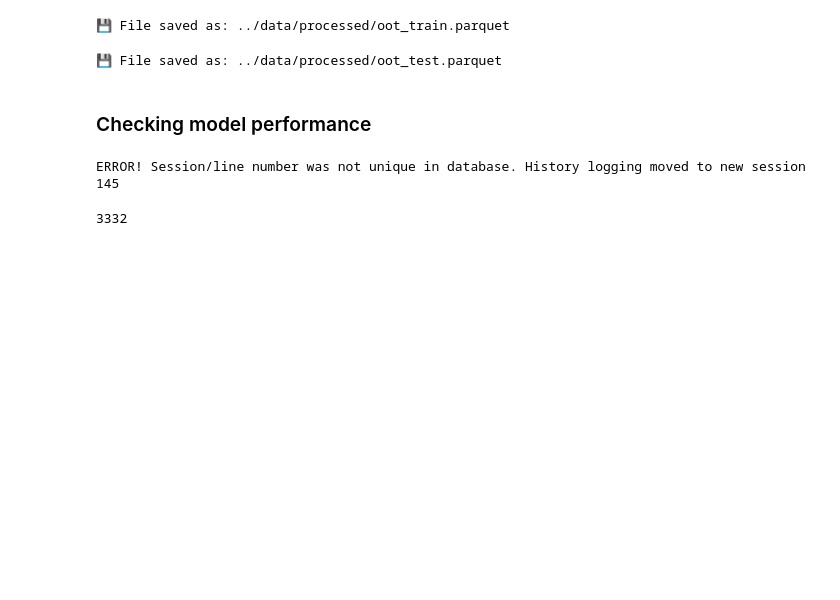
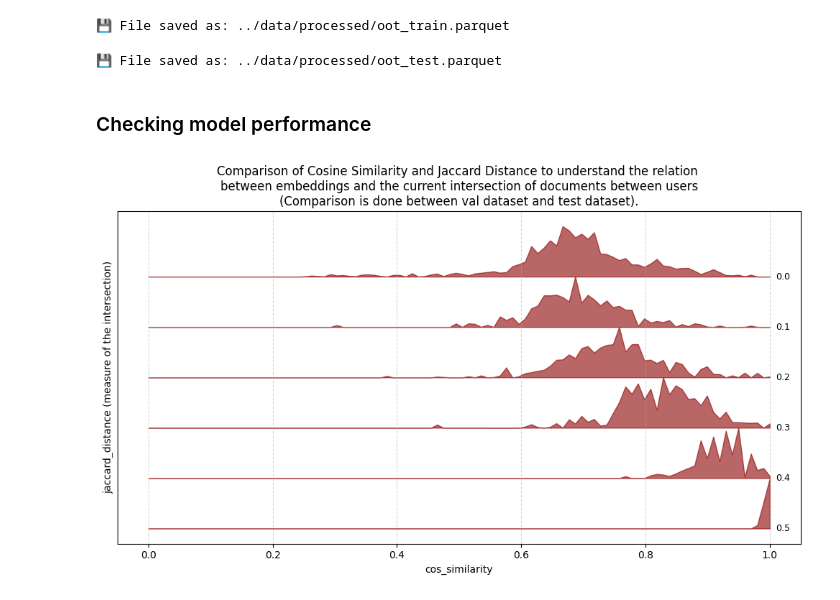
Before and after one commit to dhdzmota/meta-kaggle-hackathon, a Jupyter notebook: notebooks/dataset_recommendation-analysis.ipynb, the cells around one changed output. Saved outputs shown, nothing was run; the diff lists cells and outputs as text; code cells hidden in the pictures; blank space fills up the shorter version.

Commit message:
Improving the notebook in this case we change the name to dataset_recommendation_analysis.ipynb. Which is the main file alongside with the demo file.

```diff
--- a/notebooks/mkh-user_dataset_recommendation-02.ipynb
+++ b/notebooks/dataset_recommendation-analysis.ipynb
@@ -1007,15 +1007,12 @@ save_parquet_file(agg__user_dataset_relation_oot__test, set_name='oot_test', out
 💾 File saved as: ../data/processed/oot_test.parquet
 # %% [markdown]
 ### Checking model performance
-# %%
-results = {}
-for row in agg__user_dataset_relation_t__val.sample(frac=0.1).iterrows():
-    index, row_characteristics = row
-    t = agg__user_dataset_relation_t__test.embeddings.apply(lambda x: (x * row_characteristics.embeddings).sum()).sort_values()
-    results[index] = t
-# %% [output]
-ERROR! Session/line number was not unique in database. History logging moved to new session 145
 # %%
-len(results)
+def jaccard_distance_df(df):
+    a = df.dataset_id_initial
+    b = df.dataset_id_compare
+    len_a = len(a)
+    len_b = len(b)
+    len_intersection = len(set(a).intersection(set(b)))
+    distance = len_intersection/(len_a + len_b)
+    return distance
-# %% [output]
-3332
@@ -1024,3 +1019,35 @@ results_df = pd.DataFrame(results)
+# %%
+def compare_similarity_sets(initial_data, compare_data, sample_frac=0.1):
+    results = {}
+    for row in initial_data.sample(frac=sample_frac, random_state=RANDOM_SEED).iterrows():
+        index, row_characteristics = row
+        t = compare_data.embeddings.apply(lambda x: (x * row_characteristics.embeddings).sum()).sort_values()
+        results[index] = t
+    results_df = pd.DataFrame(results)
+    results_answers = pd.DataFrame()
+    results_answers['id_max_test'] = results_df.idxmax()
+    results_answers['dataset_id_initial'] = initial_data.loc[results_df.columns].dataset_id
+    results_answers['dataset_id_compare'] = compare_data.loc[results_df.idxmax().to_list()].dataset_id.to_list()
+    results_answers['cos_similarity'] = results_df.max()
+    results_answers['jaccard_distance'] = results_answers.apply(jaccard_distance_df, axis=1)
+    return results_answers
+# %%
+results_answers_val_test = compare_similarity_sets(
+    initial_data=agg__user_dataset_relation_t__val,
+    compare_data=agg__user_dataset_relation_t__test
+)
 # %%
-results_answers = pd.DataFrame()
+title="""Comparison of Cosine Similarity and Jaccard Distance to understand the relation
+between embeddings and the current intersection of documents between users
+(Comparison is done between a sample of val dataset and test dataset)."""
+
+plot_ridgeline(
+    results_answers_val_test,
+    group_col='jaccard_distance',
+    value_col='cos_similarity',
+    ylabel='jaccard_distance (measure of the intersection)',
+    title=title
+)
+# %% [output]
+[figure, added]
 # %%
```
Also changed, not shown: parts of 37 cells of this notebook, 1 other file.
